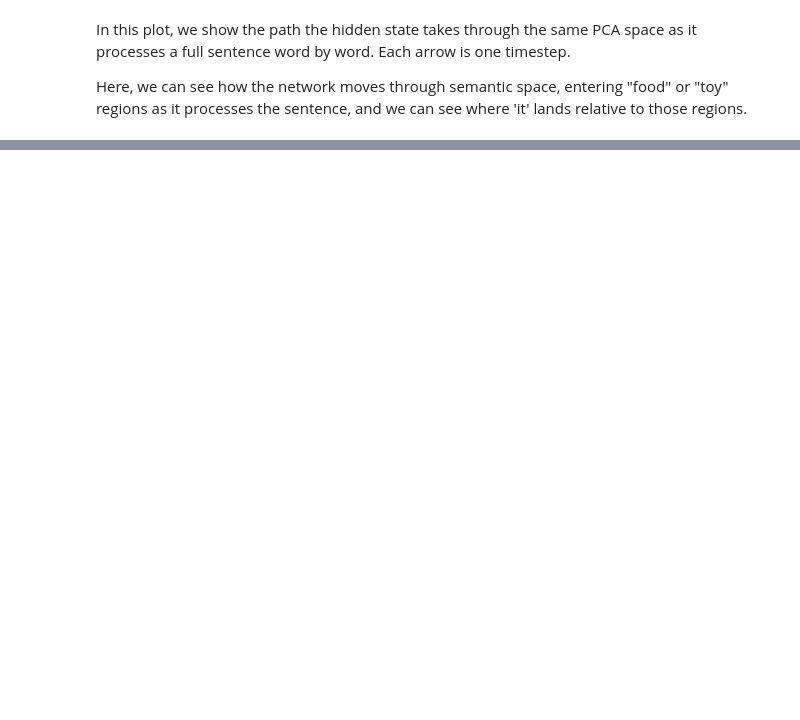
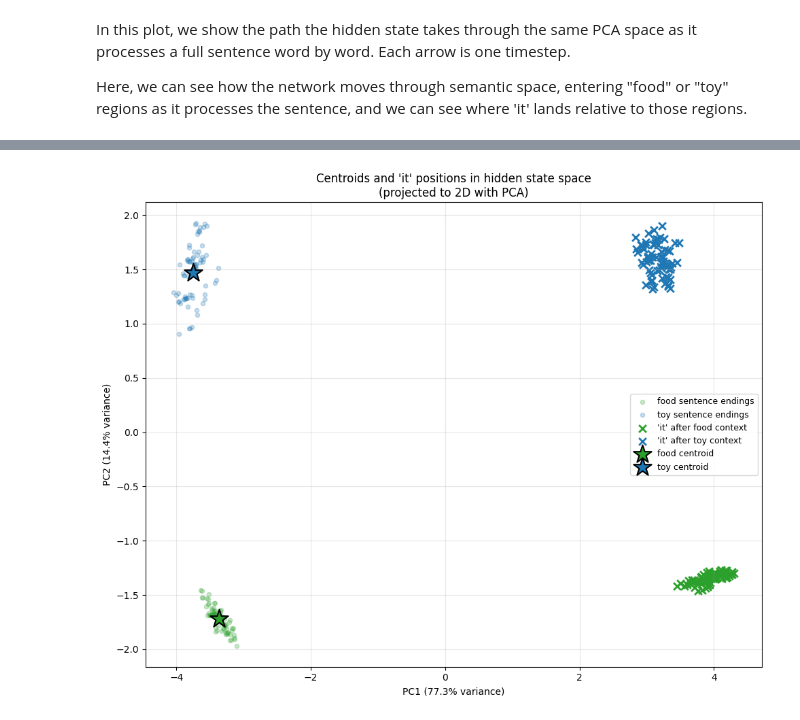
Before and after one commit to apark102/Howell_Rep, a Jupyter notebook: SRN_T.ipynb, the cells around one changed output, grey strips where cells are left out. Cells and saved outputs as stored; diff of their text form; code cells hidden in the pictures; blank space fills up the shorter version.

```diff
--- a/SRN_T.ipynb
+++ b/SRN_T.ipynb
@@ -515,0 +695,58 @@ plot_trajectory("the baby held the drum . it was noisy .",   pca)
+# %%
+# Make sure weights from the last network are loaded
+load_weights(trained)
+
+# Collect all the points we want to plot
+food_endings = [get_hidden(s)[-1] for s in food_sentences]   # end of food sentences
+toy_endings  = [get_hidden(s)[-1] for s in toy_sentences]    # end of toy sentences
+it_food     = [get_it_hidden(s)  for s in food_sentences]    # 'it' after food contexts
+it_toy      = [get_it_hidden(s)  for s in toy_sentences]     # 'it' after toy contexts
+
+food_centroid = np.mean(food_endings, axis=0)
+toy_centroid  = np.mean(toy_endings,  axis=0)
+
+# Fit PCA on all the sentence endings so the space is meaningful
+all_points = np.array(food_endings + toy_endings + it_food + it_toy)
+pca        = PCA(n_components=2)
+pca.fit(all_points)
+var        = pca.explained_variance_ratio_
+
+# Project everything into 2D
+food_2d        = pca.transform(np.array(food_endings))
+toy_2d         = pca.transform(np.array(toy_endings))
+it_food_2d     = pca.transform(np.array(it_food))
+it_toy_2d      = pca.transform(np.array(it_toy))
+food_cent_2d   = pca.transform(food_centroid.reshape(1, -1))[0]
+toy_cent_2d    = pca.transform(toy_centroid.reshape(1, -1))[0]
+
+
+fig, ax = plt.subplots(figsize=(10, 8))
+
+# Background: the food and toy sentence endings (small, transparent)
+ax.scatter(food_2d[:, 0], food_2d[:, 1], color="#2ca02c", s=20, alpha=0.25,
+           label="food sentence endings")
+ax.scatter(toy_2d[:, 0],  toy_2d[:, 1],  color="#1f77b4", s=20, alpha=0.25,
+           label="toy sentence endings")
+
+# 'it' positions (larger, more saturated)
+ax.scatter(it_food_2d[:, 0], it_food_2d[:, 1], color="#2ca02c", s=60,
+           marker="x", linewidths=2, label="'it' after food context")
+ax.scatter(it_toy_2d[:, 0],  it_toy_2d[:, 1],  color="#1f77b4", s=60,
+           marker="x", linewidths=2, label="'it' after toy context")
+
+# Centroids (big stars)
+ax.scatter(*food_cent_2d, color="#2ca02c", s=400, marker="*",
+           edgecolor="black", linewidth=1.5, zorder=5, label="food centroid")
+ax.scatter(*toy_cent_2d,  color="#1f77b4", s=400, marker="*",
+           edgecolor="black", linewidth=1.5, zorder=5, label="toy centroid")
+
+ax.set_xlabel(f"PC1 ({var[0]*100:.1f}% variance)")
+ax.set_ylabel(f"PC2 ({var[1]*100:.1f}% variance)")
+ax.set_title("Centroids and 'it' positions in hidden state space\n"
+             "(projected to 2D with PCA)")
+ax.legend(loc="best", fontsize=9)
+ax.grid(True, alpha=0.3)
+plt.tight_layout()
+plt.show()
+# %% [output]
+[figure, added]
```
Also changed, not shown: parts of 16 cells of this notebook.
